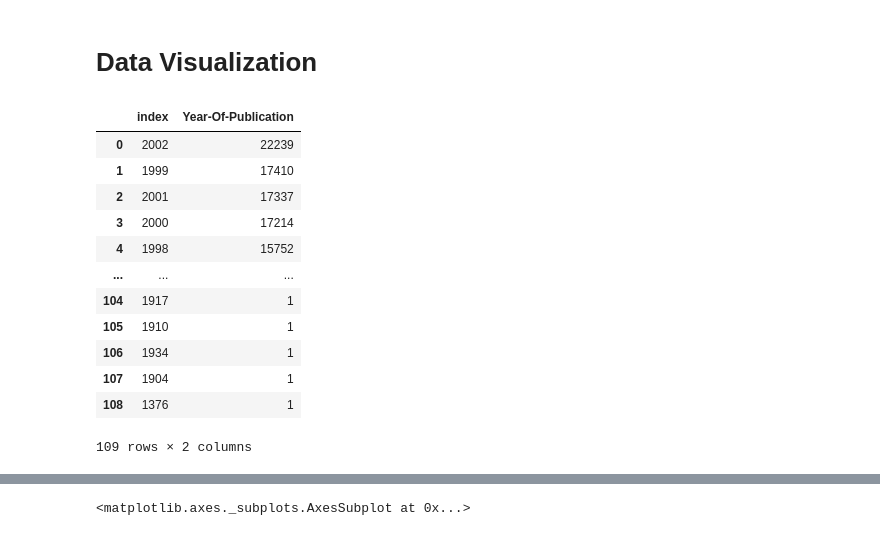
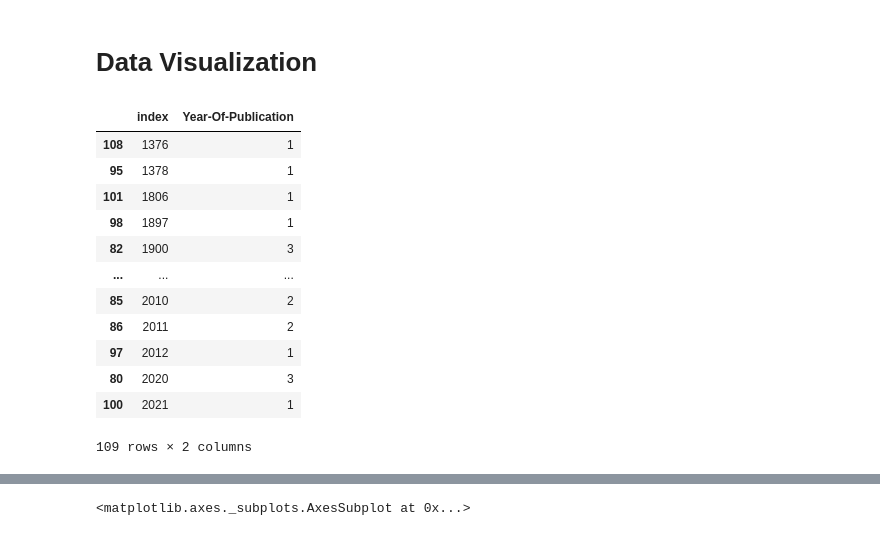
Before and after one commit to satyam-jyoti-sankar/Books_recommend_system, a Jupyter notebook: Books_recommend_system_.ipynb, the cells around one changed output, grey strips where cells are left out. Cells and saved outputs as stored; diff of their text form; code cells hidden in the pictures.

```diff
--- a/Books_recommend_system_.ipynb
+++ b/Books_recommend_system_.ipynb
@@ -615,25 +615,18 @@ dataset1.head()
 # %%
 x=pd.DataFrame(books['Year-Of-Publication'].value_counts())
 x.reset_index(inplace = True)
-# y={}
-# x['index'][0]
-# for i in range(len(x['index'])):
-#   y[x['index'][i]]=x['Year-Of-Publication'][i]
-#  #   y[p]=x['Year-Of-Publication'][i])
-# # #   print(x['index'][i])
-# y
-x
+x.sort_values(by=['index'])
 # %% [output]
 |  | index | Year-Of-Publication |
-| 0 | 2002 | 22239 |
-| 1 | 1999 | 17410 |
-| 2 | 2001 | 17337 |
-| 3 | 2000 | 17214 |
-| 4 | 1998 | 15752 |
+| 108 | 1376 | 1 |
+| 95 | 1378 | 1 |
+| 101 | 1806 | 1 |
+| 98 | 1897 | 1 |
+| 82 | 1900 | 3 |
 | ... | ... | ... |
-| 104 | 1917 | 1 |
-| 105 | 1910 | 1 |
-| 106 | 1934 | 1 |
-| 107 | 1904 | 1 |
-| 108 | 1376 | 1 |
+| 85 | 2010 | 2 |
+| 86 | 2011 | 2 |
+| 97 | 2012 | 1 |
+| 80 | 2020 | 3 |
+| 100 | 2021 | 1 |
 109 rows × 2 columns
```
Also changed, not shown: parts of 19 cells of this notebook.
